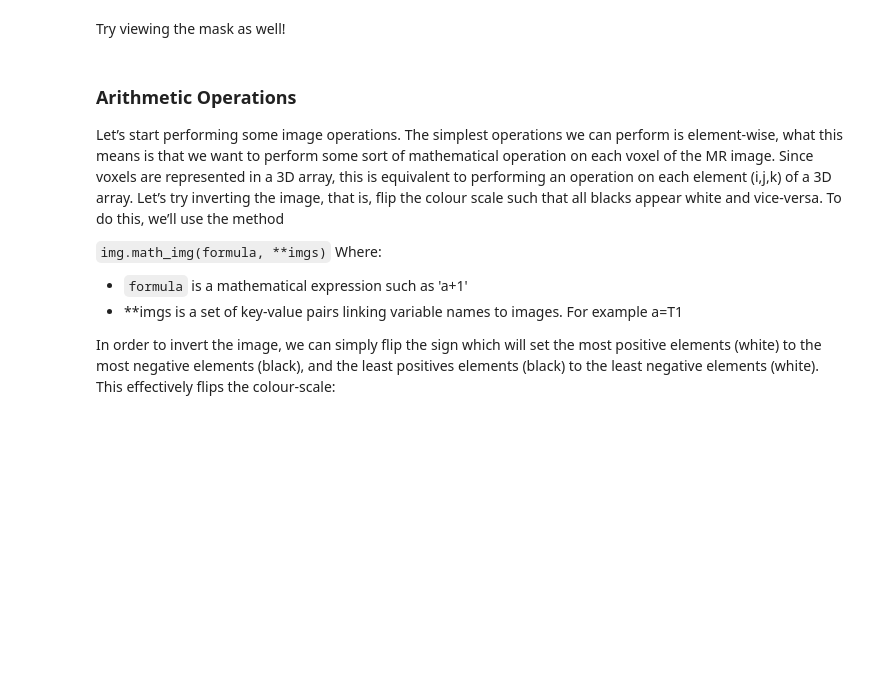
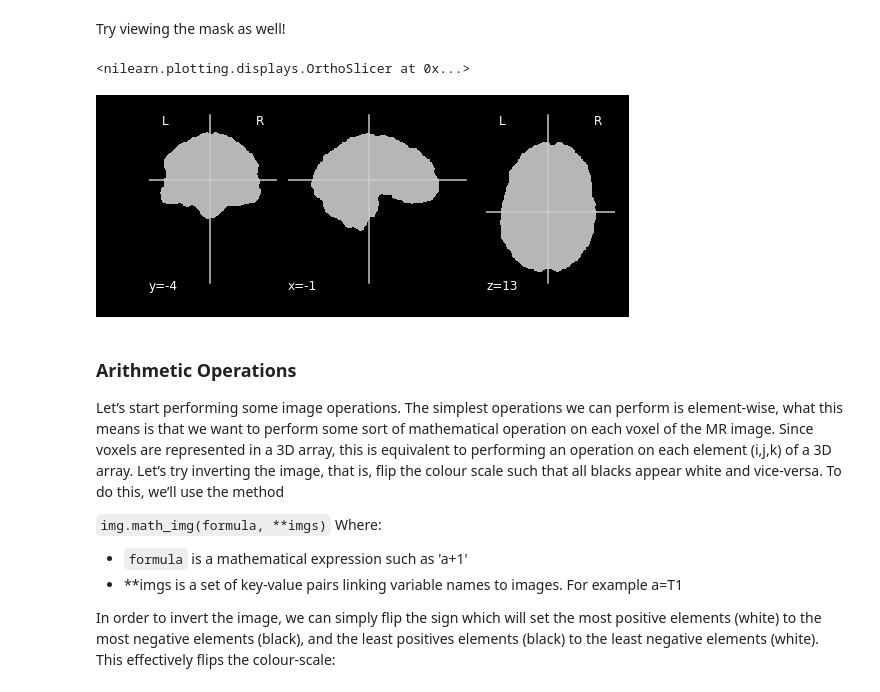
Before and after one commit to carpentries-incubator/SDC-BIDS-fMRI, a Jupyter notebook: bin/04-updated_image_manipulation.ipynb, the cells around one changed output. Cells and saved outputs as stored; diff of their text form; code cells hidden in the pictures; blank space fills up the shorter version.

```diff
--- a/bin/04-updated_image_manipulation.ipynb
+++ b/bin/04-updated_image_manipulation.ipynb
@@ -51,5 +55,11 @@ plot.plot_anat(T1_img)
 # %% [markdown]
 Try viewing the mask as well!
+# %%
+#View the mask image
+plot.plot_anat(bm_img)
+# %% [output]
+<nilearn.plotting.displays.OrthoSlicer at 0x...>
+[figure, added]
 # %% [markdown]
 ### Arithmetic Operations
 
```
Also changed, not shown: parts of 7 cells of this notebook, 6 other files.
